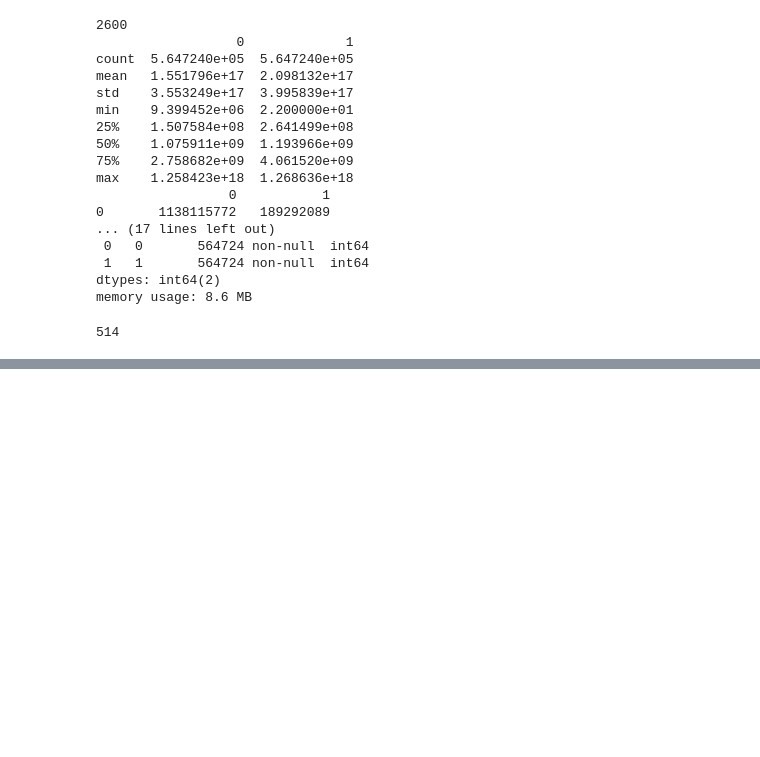
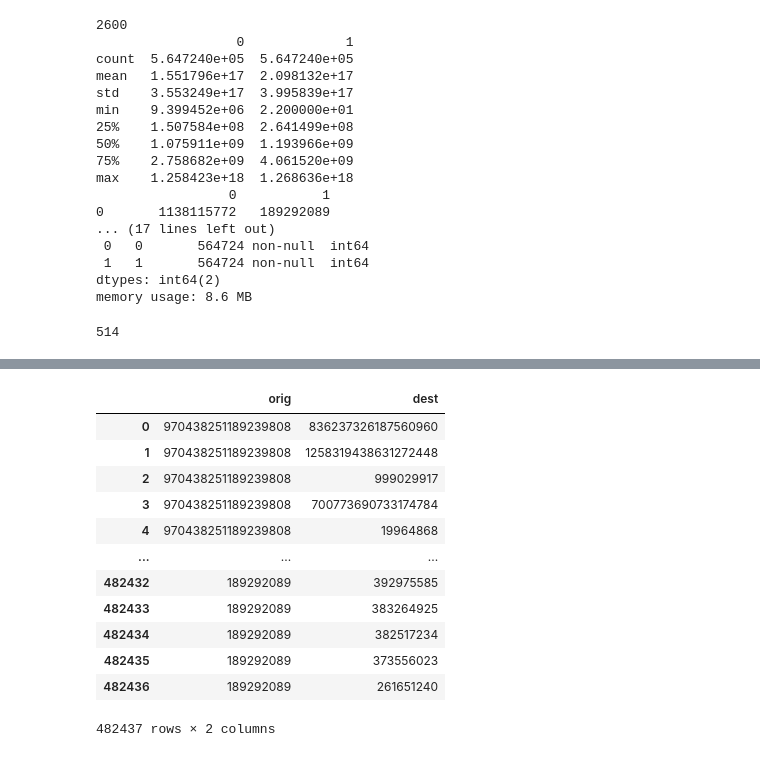
Before and after one commit to jecrespo/Analisis-RRSS-Python, a Jupyter notebook: Proyecto/Proyecto_jecrespom.ipynb, the cells around one changed output, grey strips where cells are left out. Drawn from its saved outputs; the diff is of its cells as text; code cells hidden in the pictures; blank space fills up the shorter version.

```diff
--- a/Proyecto/Proyecto_jecrespom.ipynb
+++ b/Proyecto/Proyecto_jecrespom.ipynb
@@ -572,7 +576,7 @@ print(parent.id)
 followers_jecrespom = api.followers_ids('jecrespom')
 print(len(followers_jecrespom))
 if parent.id not in followers_csv:
-    followers_d = {parent.id: followers_jecrespom}
+    followers_d[parent.id] = followers_jecrespom
     print('añadido parent')
 else:
     print('el parent ya está en el csv')
@@ -604,0 +641,16 @@ f.close()
+# %%
+df
+# %% [output]
+|  | orig | dest |
+| 0 | 970438251189239808 | 836237326187560960 |
+| 1 | 970438251189239808 | 1258319438631272448 |
+| 2 | 970438251189239808 | 999029917 |
+| 3 | 970438251189239808 | 700773690733174784 |
+| 4 | 970438251189239808 | 19964868 |
+| ... | ... | ... |
+| 482432 | 189292089 | 392975585 |
+| 482433 | 189292089 | 383264925 |
+| 482434 | 189292089 | 382517234 |
+| 482435 | 189292089 | 373556023 |
+| 482436 | 189292089 | 261651240 |
+482437 rows × 2 columns
```
Also changed, not shown: parts of 12 cells of this notebook, 13 other files.
